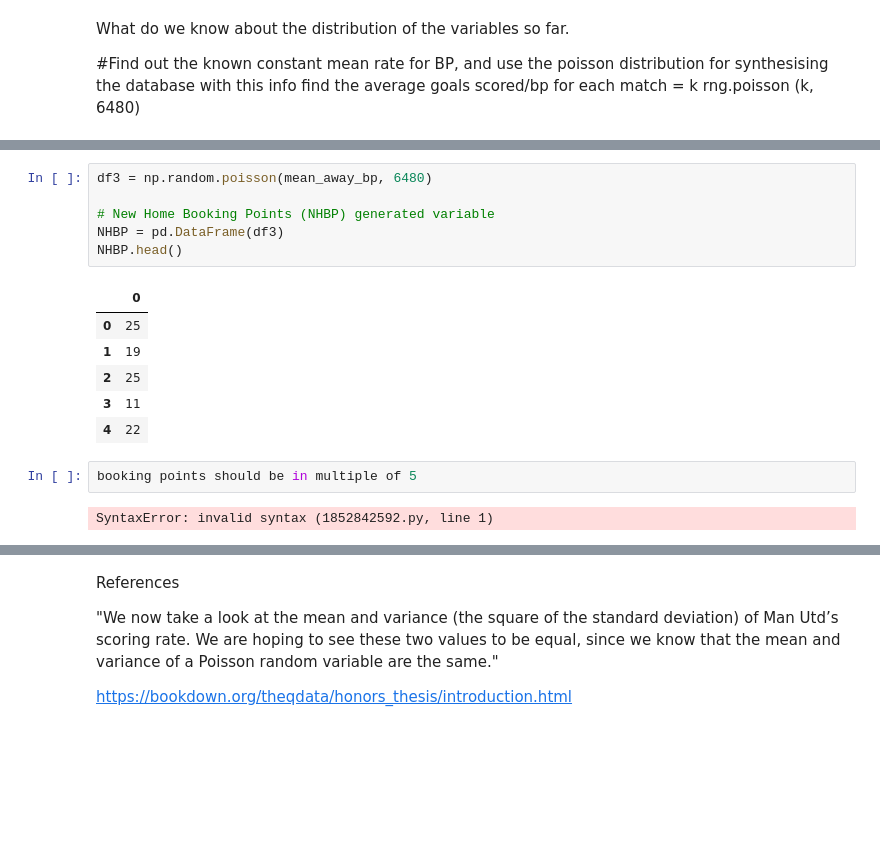
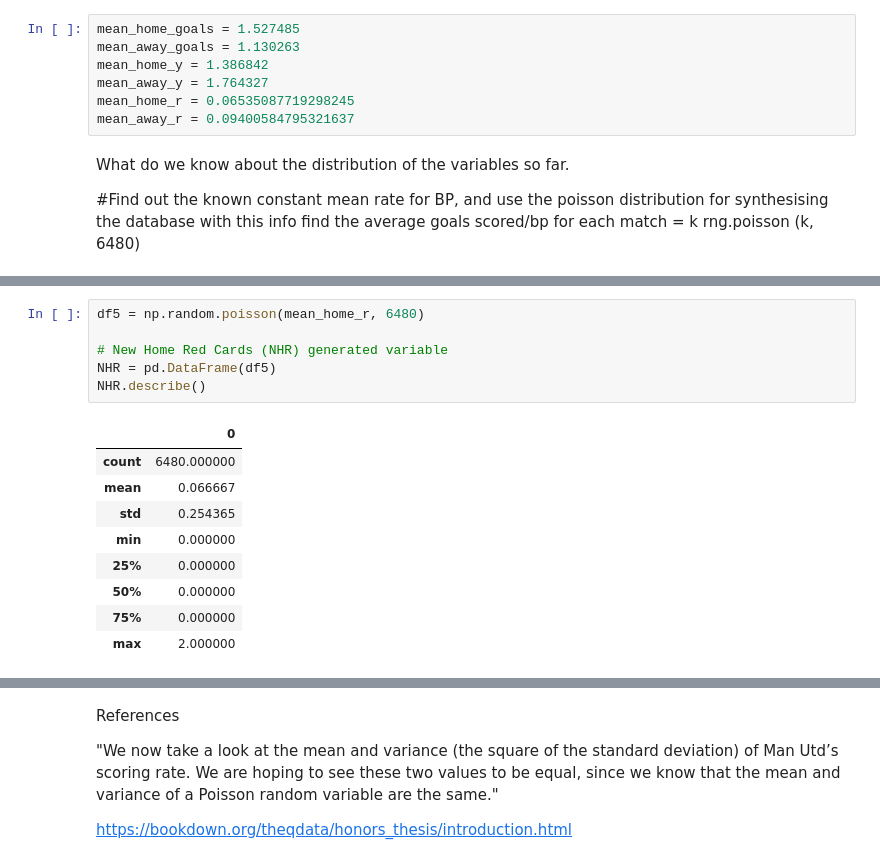
Before and after one commit to Kevin002023/PFDA-Assignment, a Jupyter notebook: PFDA -Assignment.ipynb, the cells around one changed output, grey strips where cells are left out. Drawn from its saved outputs; the diff is of its cells as text; blank space fills up the shorter version.

```diff
--- a/PFDA -Assignment.ipynb
+++ b/PFDA -Assignment.ipynb
@@ -242,3 +291,10 @@ mean_away_bp = 19.993421
+# %%
+mean_home_goals = 1.527485
+mean_away_goals = 1.130263
+mean_home_y = 1.386842
+mean_away_y = 1.764327
+mean_home_r = 0.06535087719298245
+mean_away_r = 0.09400584795321637
 # %% [markdown]
 What do we know about the distribution of the variables so far.
 
@@ -307,17 +393,16 @@ NHBP.describe()
 # %%
-df3 = np.random.poisson(mean_away_bp, 6480)
+df5 = np.random.poisson(mean_home_r, 6480)
 
-# New Home Booking Points (NHBP) generated variable
-NHBP = pd.DataFrame(df3)
-NHBP.head()
+# New Home Red Cards (NHR) generated variable
+NHR = pd.DataFrame(df5)
+NHR.describe()
 # %% [output]
 |  | 0 |
-| 0 | 25 |
-| 1 | 19 |
-| 2 | 25 |
-| 3 | 11 |
-| 4 | 22 |
+| count | 6480.000000 |
+| mean | 0.066667 |
+| std | 0.254365 |
+| min | 0.000000 |
+| 25% | 0.000000 |
+| 50% | 0.000000 |
+| 75% | 0.000000 |
+| max | 2.000000 |
-# %%
-booking points should be in multiple of 5
-# %% [output]
-SyntaxError: invalid syntax (1852842592.py, line 1)
```
Also changed, not shown: parts of 25 cells of this notebook.
